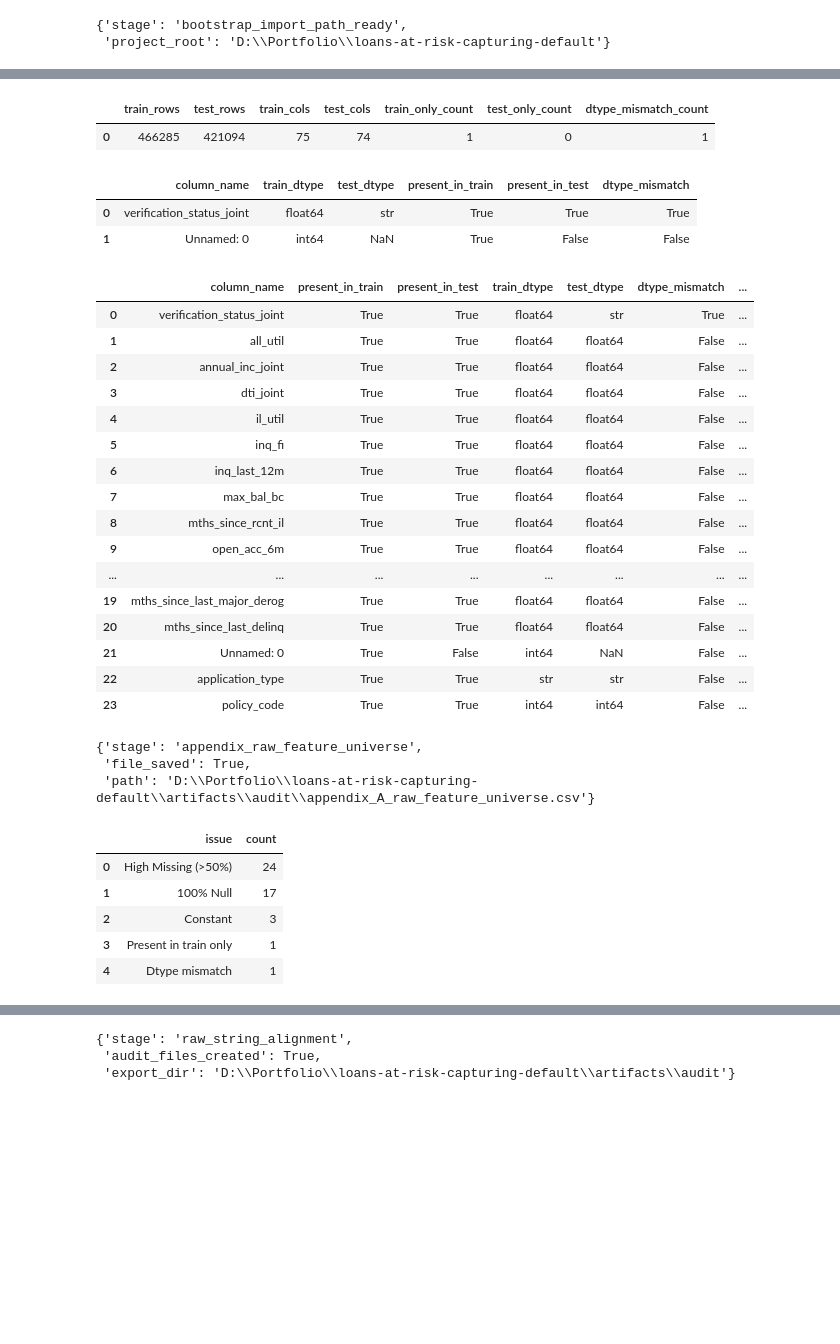
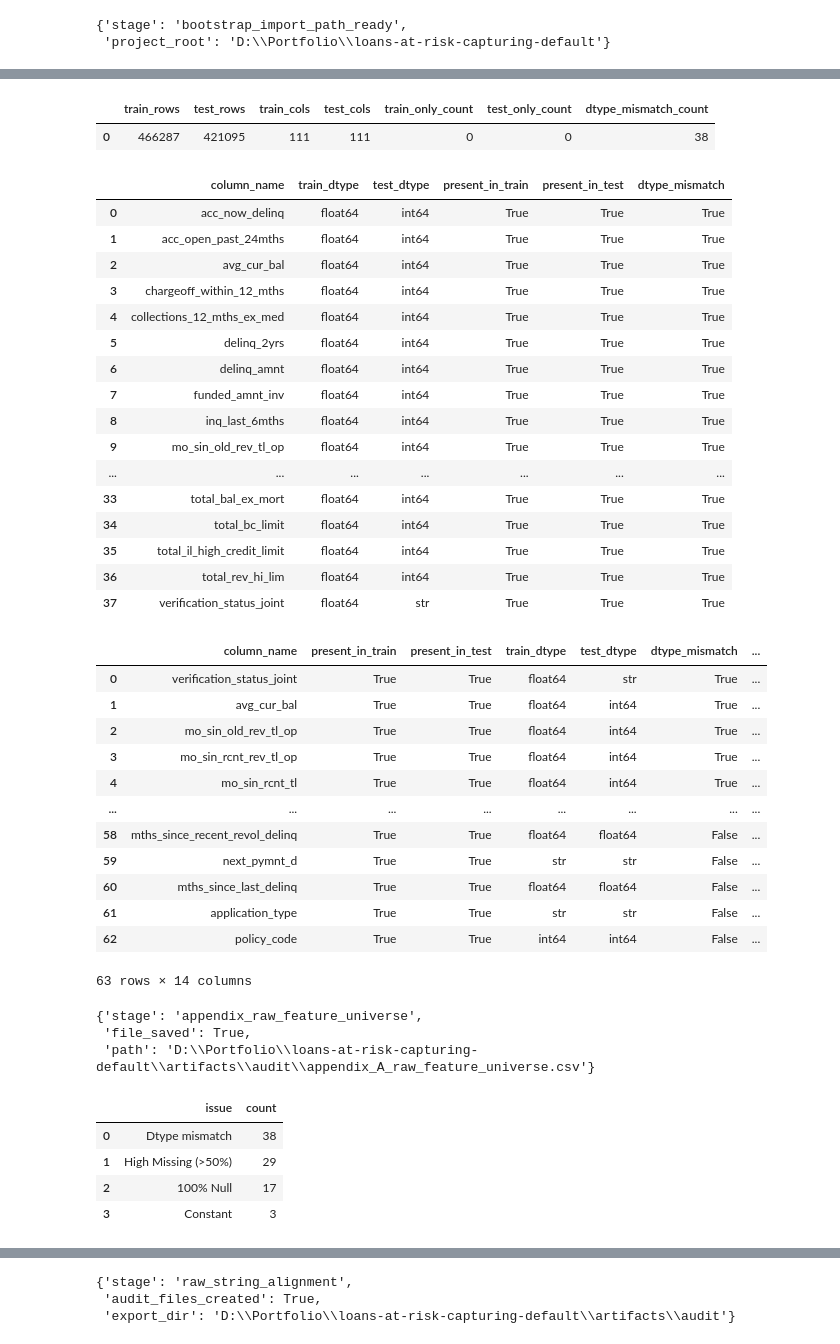
Before and after one commit to Mister-Sippi/loans-at-risk-capturing-default, a Jupyter notebook: notebooks/01_etl.ipynb, the cells around one changed output, grey strips where cells are left out. Drawn from its saved outputs; the diff is of its cells as text; code cells hidden in the pictures; blank space fills up the shorter version.

Commit message:
After getting the new raw data files from the LendingClub archives: ETL adjustments, finished notebook 1

```diff
--- a/notebooks/01_etl.ipynb
+++ b/notebooks/01_etl.ipynb
@@ -273,7 +753,7 @@ log(f"[raw] overview: {raw_overview_df.to_dict(orient='records')}")
 # Raw schema comparison (train vs test)
 # -----------------------------------------
 
-combined_schema_raw = build_combined_schema(
+combined_schema_raw = pp.build_combined_schema(
     df_train=df_raw_train_data,
     df_test=df_raw_test_data,
     stage_name="raw",
@@ -300,44 +780,58 @@ log(f"[raw][schema] notebook_summary: {schema_summary_df.to_dict(orient='records
 
 # Delta-only schema view (columns present in only one split OR dtype mismatch)
 schema_deltas_df = combined_schema_raw.loc[
     (combined_schema_raw["present_in_train"] ^ combined_schema_raw["present_in_test"])
     | (
         combined_schema_raw["present_in_train"]
         & combined_schema_raw["present_in_test"]
         & combined_schema_raw["dtype_mismatch"]
     ),
     ["column_name", "train_dtype", "test_dtype", "present_in_train", "present_in_test", "dtype_mismatch"],
 ].copy()
 
 schema_deltas_df = (
     schema_deltas_df
     .sort_values(["dtype_mismatch", "column_name"], ascending=[False, True])
     .reset_index(drop=True)
 )
 
 with pd.option_context(
     "display.max_rows", None,
     "display.max_columns", None,
     "display.max_colwidth", None,
     "display.width", None,
 ):
     display(schema_deltas_df)
 
 log(f"[raw][schema] delta_rows={schema_deltas_df.shape[0]}")
 # %% [output]
 |  | train_rows | test_rows | train_cols | test_cols | train_only_count | test_only_count | dtype_mismatch_count |
-| 0 | 466285 | 421094 | 75 | 74 | 1 | 0 | 1 |
+| 0 | 466287 | 421095 | 111 | 111 | 0 | 0 | 38 |
 |  | column_name | train_dtype | test_dtype | present_in_train | present_in_test | dtype_mismatch |
-| 0 | verification_status_joint | float64 | str | True | True | True |
-| 1 | Unnamed: 0 | int64 | NaN | True | False | False |
+| 0 | acc_now_delinq | float64 | int64 | True | True | True |
+| 1 | acc_open_past_24mths | float64 | int64 | True | True | True |
+| 2 | avg_cur_bal | float64 | int64 | True | True | True |
+| 3 | chargeoff_within_12_mths | float64 | int64 | True | True | True |
+| 4 | collections_12_mths_ex_med | float64 | int64 | True | True | True |
+| 5 | delinq_2yrs | float64 | int64 | True | True | True |
+| 6 | delinq_amnt | float64 | int64 | True | True | True |
+| 7 | funded_amnt_inv | float64 | int64 | True | True | True |
+| 8 | inq_last_6mths | float64 | int64 | True | True | True |
+| 9 | mo_sin_old_rev_tl_op | float64 | int64 | True | True | True |
+| ... | ... | ... | ... | ... | ... | ... |
+| 33 | total_bal_ex_mort | float64 | int64 | True | True | True |
+| 34 | total_bc_limit | float64 | int64 | True | True | True |
+| 35 | total_il_high_credit_limit | float64 | int64 | True | True | True |
+| 36 | total_rev_hi_lim | float64 | int64 | True | True | True |
+| 37 | verification_status_joint | float64 | str | True | True | True |
 # %%
 # ------------------------------------------------------------------
 # Feature universe overview (raw train vs raw test)
 # For Appendix A
 # ------------------------------------------------------------------
 
-inspection_summary_train = initial_inspection(df_raw_train_data, PROJECT_LOG_FILE)
-inspection_summary_test = initial_inspection(df_raw_test_data, PROJECT_LOG_FILE)
+inspection_summary_train = pp.initial_inspection(df_raw_train_data, PROJECT_LOG_FILE)
+inspection_summary_test = pp.initial_inspection(df_raw_test_data, PROJECT_LOG_FILE)
 
 feature_summary_train_df = inspection_summary_train["feature_summary"].copy()
 feature_summary_test_df = inspection_summary_test["feature_summary"].copy()
@@ -464,21 +958,17 @@ log(f"[raw][universe] action_rows={action_df.shape[0]}")
 # %% [output]
 |  | column_name | present_in_train | present_in_test | train_dtype | test_dtype | dtype_mismatch | ... |
 | 0 | verification_status_joint | True | True | float64 | str | True | ... |
-| 1 | all_util | True | True | float64 | float64 | False | ... |
-| 2 | annual_inc_joint | True | True | float64 | float64 | False | ... |
-| 3 | dti_joint | True | True | float64 | float64 | False | ... |
-| 4 | il_util | True | True | float64 | float64 | False | ... |
-| 5 | inq_fi | True | True | float64 | float64 | False | ... |
-| 6 | inq_last_12m | True | True | float64 | float64 | False | ... |
-| 7 | max_bal_bc | True | True | float64 | float64 | False | ... |
-| 8 | mths_since_rcnt_il | True | True | float64 | float64 | False | ... |
-| 9 | open_acc_6m | True | True | float64 | float64 | False | ... |
+| 1 | avg_cur_bal | True | True | float64 | int64 | True | ... |
+| 2 | mo_sin_old_rev_tl_op | True | True | float64 | int64 | True | ... |
+| 3 | mo_sin_rcnt_rev_tl_op | True | True | float64 | int64 | True | ... |
+| 4 | mo_sin_rcnt_tl | True | True | float64 | int64 | True | ... |
 | ... | ... | ... | ... | ... | ... | ... | ... |
-| 19 | mths_since_last_major_derog | True | True | float64 | float64 | False | ... |
-| 20 | mths_since_last_delinq | True | True | float64 | float64 | False | ... |
-| 21 | Unnamed: 0 | True | False | int64 | NaN | False | ... |
-| 22 | application_type | True | True | str | str | False | ... |
-| 23 | policy_code | True | True | int64 | int64 | False | ... |
+| 58 | mths_since_recent_revol_delinq | True | True | float64 | float64 | False | ... |
+| 59 | next_pymnt_d | True | True | str | str | False | ... |
+| 60 | mths_since_last_delinq | True | True | float64 | float64 | False | ... |
+| 61 | application_type | True | True | str | str | False | ... |
+| 62 | policy_code | True | True | int64 | int64 | False | ... |
+63 rows × 14 columns
 # %%
 # -----------------------------------------
 # Appendix export: Raw feature universe
@@ -507,7 +997,7 @@ log(f"[raw][appendix] csv_saved={appendix_csv_file}")
  'path': 'D:\\Portfolio\\loans-at-risk-capturing-default\\artifacts\\audit\\appendix_A_raw_feature_universe.csv'}
 # %%
 # Creating a structural issues report for the raw feature universe
-structural_issues_df = build_structural_issues_report(
+structural_issues_df = pp.build_structural_issues_report(
     combined_feature_universe_df=combined_feature_universe_df,
     log=log,
 )
@@ -526,11 +1016,10 @@ display(issue_counts_df)
 log(f"[raw][structural_issues] issue_counts={issue_counts_df.to_dict(orient='records')}")
 # %% [output]
 |  | issue | count |
-| 0 | High Missing (>50%) | 24 |
-| 1 | 100% Null | 17 |
-| 2 | Constant | 3 |
-| 3 | Present in train only | 1 |
-| 4 | Dtype mismatch | 1 |
+| 0 | Dtype mismatch | 38 |
+| 1 | High Missing (>50%) | 29 |
+| 2 | 100% Null | 17 |
+| 3 | Constant | 3 |
 # %%
 # For each identified issue type, we can review example columns to understand the specific problems and potential root causes. This can inform our cleaning and preprocessing strategy in the next steps.
 issue_priority = [
```
Also changed, not shown: parts of 45 cells of this notebook, 31 other files.
